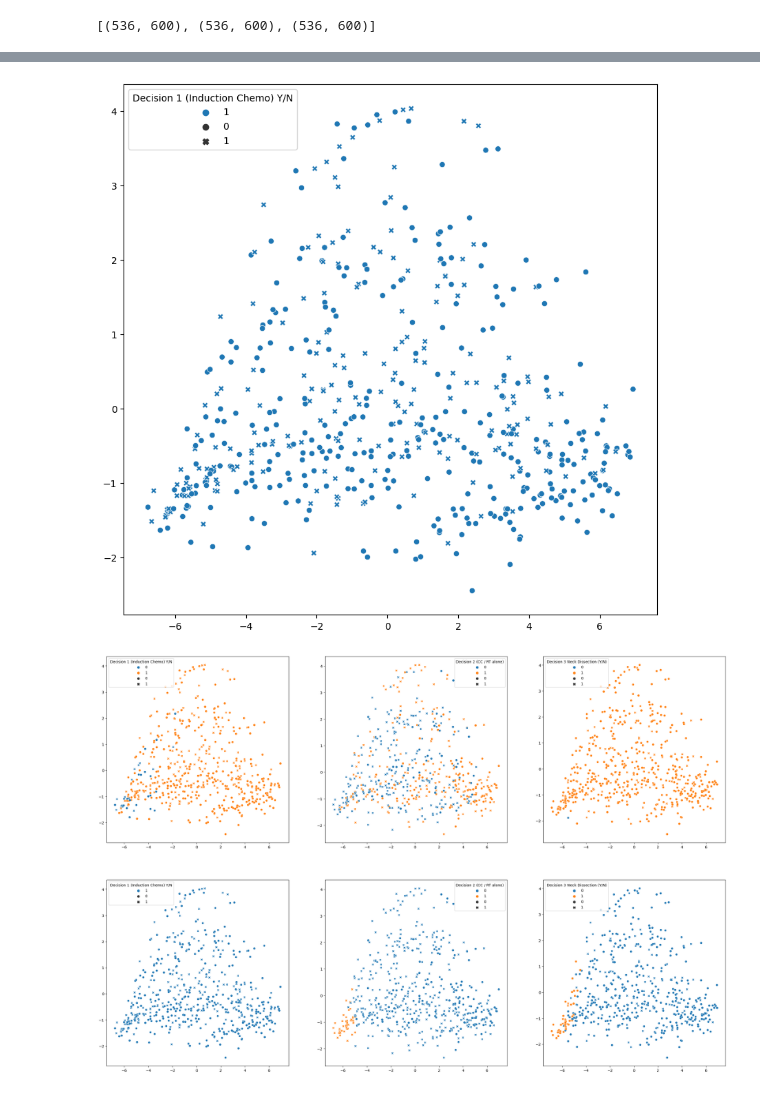
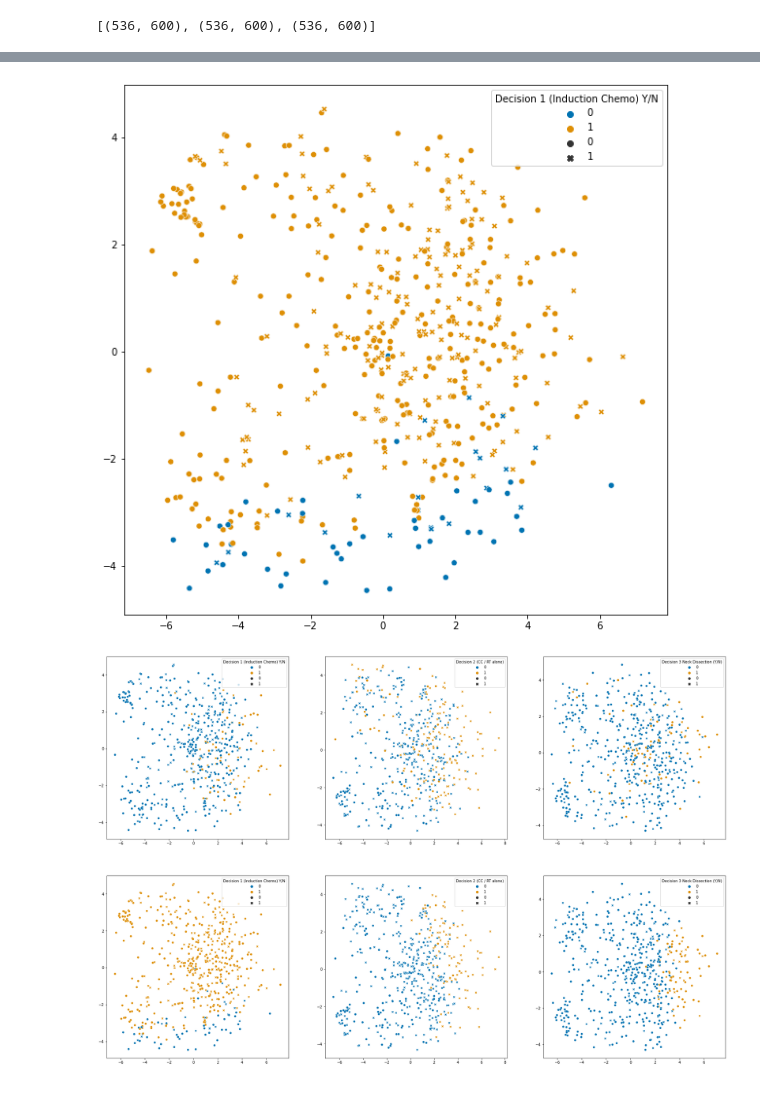
Before and after one commit to uic-evl/DigitalTwinVis, a Jupyter notebook: python/BackendTesting.ipynb, the cells around one changed output, grey strips where cells are left out. Drawn from its saved outputs; the diff is of its cells as text; code cells hidden in the pictures.

Commit message:
added memory to decision models

```diff
--- a/python/BackendTesting.ipynb
+++ b/python/BackendTesting.ipynb
@@ -45,0 +24,9 @@ DecisionAttentionModel(
+# %%
+files = [
+    '../data/models/final_decision_model_statedecisions_input132_dims600_dropout0.5,0.9.pt',
+    '../data/models/final_transition1_model_state1_input63_dims1000_dropout0.5,0.9.pt',
+    '../data/models/final_transition2_model_state2_input85_dims500,500_dropout0.5,0.9.pt',
+    '../data/models/final_outcome_model_state1_input83_dims500,500_dropout0.5,0.9.pt',
+]
+decision_model,transition_model1,transition_model2, outcome_model = [torch.load(file) for file in files]
+decision_model.memory
@@ -46,5 +51,10 @@ DecisionAttentionModel(
 # %%
 data = DTDataset()
+newdf = data.processed_df.copy()
+for c in newdf.columns:
+    if newdf[c].dtype == np.float64:
+        newdf[c] = newdf[c].astype(np.float32).apply(lambda x: np.round(x,2))
+data.processed_df = newdf
 data.processed_df
 # %% [output]
 |  | hpv | age | packs_per_year | smoking_status | gender | Aspiration rate Pre-therapy | total_dose | ... |
@@ -112,9 +123,9 @@ def get_decision_input(dataset,state=0,ids=None):
         pd = pd2.copy()
         nd = nd2.copy()
 
-    output = [baseline, dlt1, dlt2, pd1, nd1,ccs,modifications]
+    output = [baseline, dlt1, dlt2, pd, nd,ccs,modifications]
     if ids is not None:
         output = [o.loc[ids] for o in output]
     return output
-[f.columns for f in get_decision_input(data,ids=[5])]
+get_decision_input(data,ids=[test_patient_id])[0]
 # %% [output]
@@ -160,20 +157,22 @@ get_inputkey_order(data)
   'regiment_modification',
   'unknown']]
 # %%
-def get_embeddings(dataset,dm,states=[0,1,2]):
+def get_embeddings(dataset,dm,states=[0,1,2],use_saved_memory=True):
     embeddings = []
+    inputs = []
     decisions_optimal = [[] for i in states]
     decisions_imitation = [[] for i in states]
     for i,state in enumerate(states):
-        x = get_decision_input(dataset)
+        x = get_decision_input(dataset,state=state)
         x = torch.cat([df_to_torch(f) for f in x],axis=1)
-        embedding = dm.get_embedding(x,position = state)
+        embedding = dm.get_embedding(x,position = state,use_saved_memory=use_saved_memory)
+        inputs.append(x.detach().numpy())
         decision = dm(x,position=state).cpu().detach().numpy()
         decisions_optimal[i].append(decision[:,state])
         decisions_imitation[i].append(decision[:,state+3])
         embeddings.append(embedding.cpu().detach().numpy())
-    return embeddings,np.array(decisions_optimal).reshape(len(states),-1), np.array(decisions_imitation).reshape(len(states),-1)
-embeddings, decisions_optimal, decisions_imitation = get_embeddings(data,decision_model)
+    return embeddings,np.array(decisions_optimal).reshape(len(states),-1).T, np.array(decisions_imitation).reshape(len(states),-1).T, inputs
+embeddings, decisions_optimal, decisions_imitation, testinputs = get_embeddings(data,decision_model)
 [e.shape for e in embeddings]
 # %% [output]
 [(536, 600), (536, 600), (536, 600)]
@@ -180,36 +213,39 @@ embeddings, decisions_optimal, decisions_imitation = get_embeddings(data,decisio
 # %%
 from sklearn.decomposition import PCA
 import matplotlib.pyplot as plt
 import seaborn as sns
 
 def plot_embedding(dataset,dmodel,decision=0,ax=None,use_optimal=False):
     if ax is None:
         fig, ax = plt.subplots(1,1,figsize=(10,10))
-    embeddings, decisions_optimal, decisions_imitation = get_embeddings(dataset,dmodel,states=[decision])
+    embeddings, decisions_optimal, decisions_imitation,inputs = get_embeddings(dataset,dmodel,states=[decision])
     pca = PCA(2)
     coords = pca.fit_transform(embeddings[0])
     marks = data.get_state('decision'+ str(decision+1))
     if use_optimal:
         predicted = (decisions_optimal > .5).ravel().astype(int)
     else:
         predicted = (decisions_imitation > .5).ravel().astype(int)
+    size = [400 for i in marks]
     sns.scatterplot(data=coords,
                     x=coords[:,0],
                     y=coords[:,1],
                     style=marks,
                     hue=predicted,
                     ax=ax,
+                    palette='colorblind',
+                    sizes=size,
                    )
 plot_embedding(data,decision_model)
 # %% [output]
-[figure, old version]
+[figure, new version]
 # %%
 fig,axes = plt.subplots(2,3,figsize=(30,20))
 for ii,opt in enumerate([True,False]):
     for i in range(3):
         plot_embedding(data,decision_model,use_optimal=opt,decision=i,ax=axes[ii,i])
 # %% [output]
-[figure, old version]
+[figure, new version]
 # %%
 def get_default_input(dataset,state=0,ids=None):
     output = get_decision_input(dataset,state=state,ids=ids)
```
Also changed, not shown: parts of 20 cells of this notebook, 3 other files.
